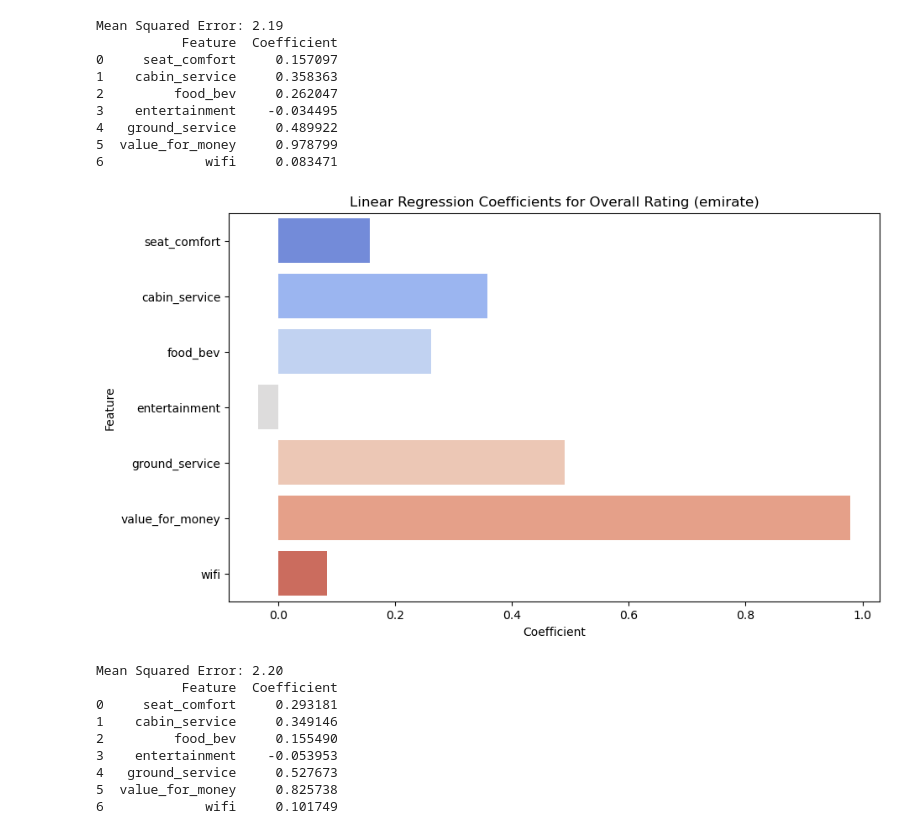
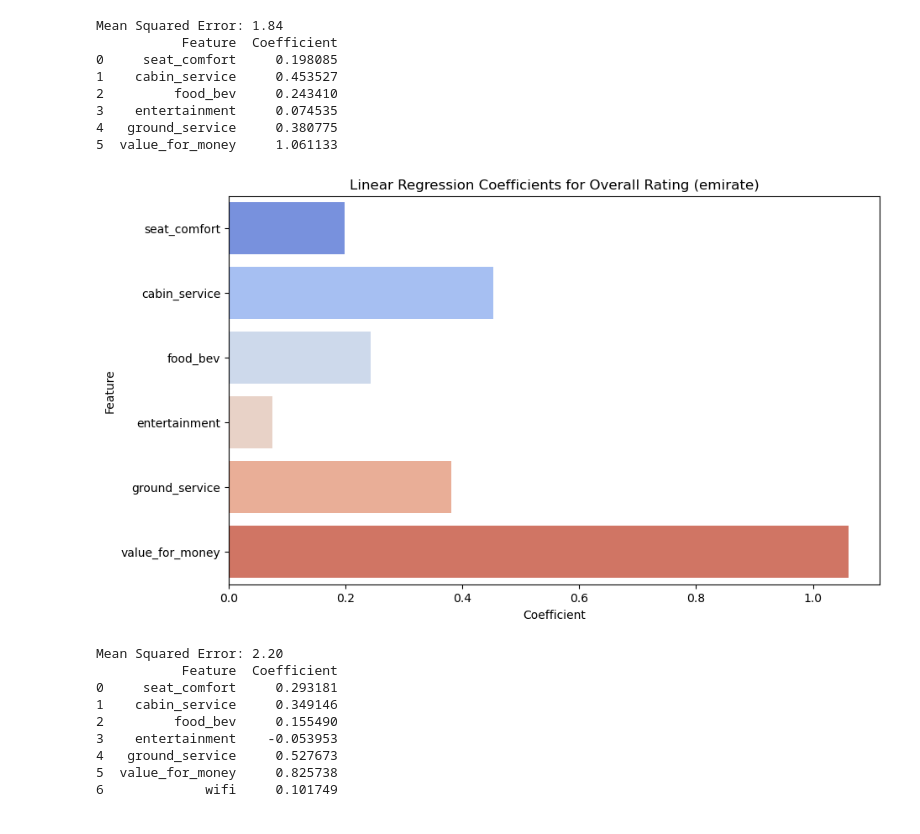
Before and after one commit to Shivambali841/Airline-Review-Mining-and-Analytics, a Jupyter notebook: EDA.ipynb, the cells around one changed output. Saved outputs shown, nothing was run; the diff lists cells and outputs as text; code cells hidden in the pictures.

```diff
--- a/EDA.ipynb
+++ b/EDA.ipynb
@@ -20,50 +20,56 @@ df_emirate = df_emirate.drop(columns_to_drop, axis=1)
 df_etihad = df_etihad.drop(columns_to_drop, axis=1)
 df_qatar = df_qatar.drop(columns_to_drop, axis=1)
 # %%
+from sklearn.impute import SimpleImputer
+
 df_emirate['overall'] = pd.to_numeric(df_emirate['overall'], errors='coerce')
 
-# Drop rows with missing values for simplicity
-df_emirate = df_emirate.dropna()
+numeric_columns = ['seat_comfort', 'cabin_service', 'food_bev', 'entertainment', 'ground_service', 'value_for_money']
+
+# Drop only the rows where there are missing values in the 'overall' column
+df_emirate = df_emirate.dropna(subset=['overall'])
 
 # Define numerical independent variables (X) and the target variable (y)
-numeric_columns = ['seat_comfort', 'cabin_service', 'food_bev', 'entertainment', 'ground_service', 'value_for_money', 'wifi']
 X = df_emirate[numeric_columns]
 y = df_emirate['overall']
 
+# Impute missing values in X using mean imputation
+imputer = SimpleImputer(strategy='mean')
+X_imputed = pd.DataFrame(imputer.fit_transform(X), columns=X.columns)
+
 # Split the data into training and testing sets
-X_train, X_test, y_train, y_test = train_test_split(X, y, test_size=0.2, random_state=42)
+X_train, X_test, y_train, y_test = train_test_split(X_imputed, y, test_size=0.2, random_state=42)
 
 # Create and train a linear regression model
 model = LinearRegression()
 model.fit(X_train, y_train)
 
 # Make predictions on the test set
 y_pred = model.predict(X_test)
 
 # Evaluate the model
 mse = mean_squared_error(y_test, y_pred)
 print(f'Mean Squared Error: {mse:.2f}')
 
 # Display coefficients to see the impact of each feature on the overall rating
 coefficients = pd.DataFrame({'Feature': numeric_columns, 'Coefficient': model.coef_})
 print(coefficients)
 
 # Create a bar plot
 plt.figure(figsize=(10, 6))
 sns.barplot(x='Coefficient', y='Feature', data=coefficients, palette='coolwarm')
 plt.title('Linear Regression Coefficients for Overall Rating (emirate)')
 plt.show()
 # %% [output]
-Mean Squared Error: 2.19
+Mean Squared Error: 1.84
            Feature  Coefficient
-0     seat_comfort     0.157097
-1    cabin_service     0.358363
-2         food_bev     0.262047
-3    entertainment    -0.034495
-4   ground_service     0.489922
-5  value_for_money     0.978799
-6             wifi     0.083471
+0     seat_comfort     0.198085
+1    cabin_service     0.453527
+2         food_bev     0.243410
+3    entertainment     0.074535
+4   ground_service     0.380775
+5  value_for_money     1.061133
-[figure, old version]
+[figure, new version]
 # %%
 df_etihad['overall'] = pd.to_numeric(df_etihad['overall'], errors='coerce')
 
```
Also changed, not shown: parts of 2 cells of this notebook.
